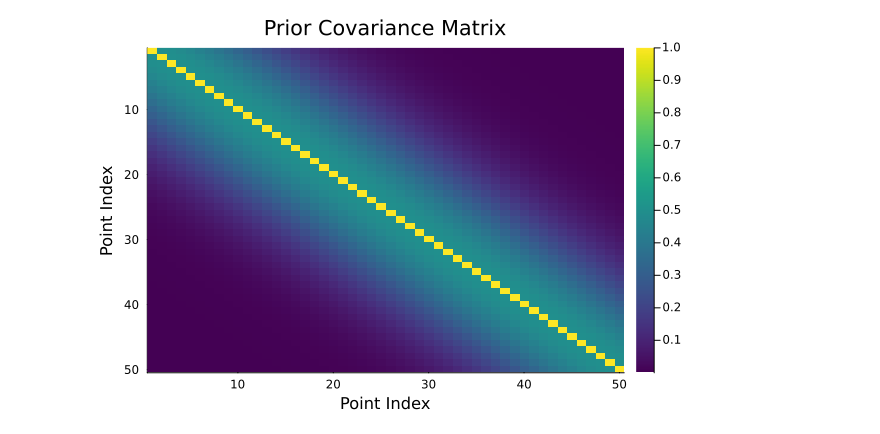
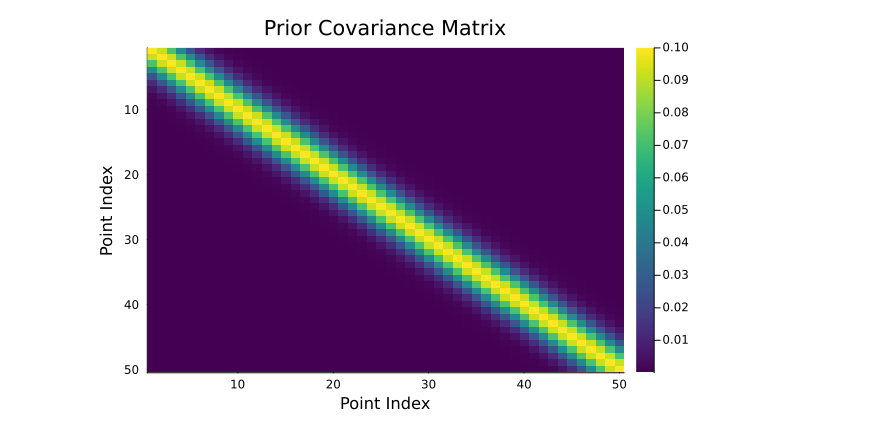
Before and after one commit to ZachLoschin/Model_Learning, a Jupyter notebook: Gaussian_Processes/GaussianProcess.ipynb, the cells around one changed output. Drawn from its saved outputs; the diff is of its cells as text; code cells hidden in the pictures.

```diff
--- a/Gaussian_Processes/GaussianProcess.ipynb
+++ b/Gaussian_Processes/GaussianProcess.ipynb
@@ -47,22 +51,22 @@ function rbf_kernel(x1, x2, σ²=0.5, ℓ=1.5)
     return σ² * exp(- (x1 - x2)^2 / (2 * ℓ^2))
 end
 
-function squared_exponential_with_kronecker(x1, x2, σ²=0.5, ℓ=1.5)
+function squared_exponential_with_kronecker(x1, x2, σ²=1.0, ℓ=1.5)
     delta = ifelse(x1 == x2, 1.0, 0.0)  # Kronecker delta term (1 if x1 == x2, 0 otherwise)
     return (1 - σ²) * exp(- (x1 - x2)^2 / (2 * ℓ^2)) + σ² * delta
 end
 
 
 # Observed data points
-X_obs = [2.0, 4.0, 6.0, 8.0]  # Observed x-values
-y_obs = [1.5, 0.5, -1.0, 0.5]  # Observed y-values
+X_obs = [2.0, 4.0, 4.4, 6.0, 8.0]  # Observed x-values
+y_obs = [1.5, 0.5, 1.0, -1.0, 0.5]  # Observed y-values
 
 # Points where we want to make predictions
-X_new = range(0, stop=10, length=100) |> collect
+X_new = range(0, stop=10, length=50) |> collect
 
 # Define GP kernel parameters
-σ² = 1.0  # Variance
-ℓ = 1.0   # Length scale
+σ² =0.1 # Variance
+ℓ = 0.5   # Length scale
 
 # Covariance matrices for observed data and new points
 K_obs = [rbf_kernel(xi, xj, σ², ℓ) for xi in X_obs, xj in X_obs]
@@ -82,23 +86,27 @@ posterior_cov = K_new - K_obs_new * K_obs_inv * K_obs_new'
 posterior_cov = (posterior_cov + posterior_cov') / 2 + I * jitter
 
 # Draw 10 samples from the posterior
-n_samples = 10
+n_samples = 20
 posterior_samples = rand(MvNormal(posterior_mean, posterior_cov), n_samples)
 
 # Calculate standard deviation for confidence interval shading
 std_dev = sqrt.(Diagonal(posterior_cov))  # Access the diagonal and take sqrt
 
 # Plot the GP posterior with confidence interval
-plot(X_new, posterior_mean, label="Posterior Mean", lw=2, legend=false)
+p = plot(X_new, posterior_mean, label="Posterior Mean", lw=3, legend=false)
 #plot!(X_new, posterior_mean .+ std_dev, fillrange=posterior_mean .- std_dev, fillalpha=0.2, label="95% Confidence Interval")
-scatter!(X_obs, y_obs, label="Observed Data", color=:black, marker=:circle, ms=4)
+
 
 # Plot the 10 sample functions
 for i in 1:n_samples
     plot!(X_new, posterior_samples[:, i], lw=1, label="", linestyle=:dash)
 end
 
+scatter!(X_obs, y_obs, label="Observed Data", color=:black, marker=:circle, ms=6)
 xlabel!("x")
 ylabel!("f(x)")
-title!("Gaussian Process Posterior with Observed Data and Confidence Interval")
+ylims!((-1.25, 1.75))
+title!("Gaussian Process Posterior with Observed Data")
+
+# savefig(p, "Trained Gaussian Process")
 # %% [output]
@@ -110,22 +119,23 @@ heatmap(posterior_cov, yflip=true)
 # %%
 using Plots
 
 # Define the squared exponential kernel with Kronecker delta term
 function squared_exponential_with_kronecker(x1, x2, σ²=0.0001, ℓ=1.5)
     delta = ifelse(x1 == x2, 1.0, 0.0)  # Kronecker delta term
     return (1 - σ²) * exp(- (x1 - x2)^2 / (2 * ℓ^2)) + σ² * delta
 end
 
 # Generate points
 n_points = 50
 x = range(0, stop=10, length=n_points)  # Adjust the range and number of points as needed
 
 # Construct the covariance matrix using the custom kernel
-σ² = 0.5  # Variance scaling
-ℓ = 2    # Length scale
-K_prior = [squared_exponential_with_kronecker(x[i], x[j], σ², ℓ) for i in 1:n_points, j in 1:n_points]
+σ² = 0.1  # Variance scaling
+ℓ = 0.5    # Length scale
+K_prior = [rbf_kernel(x[i], x[j], σ², ℓ) for i in 1:n_points, j in 1:n_points]
 
 # Plot the covariance matrix as a heatmap
-heatmap(K_prior, title="Prior Covariance Matrix", xlabel="Point Index", ylabel="Point Index",yflip=true, color=:viridis)
+fig = heatmap(K_prior, title="Prior Covariance Matrix", xlabel="Point Index", ylabel="Point Index",yflip=true, color=:viridis)
+# savefig(fig, "RBG_Kernel")
 # %% [output]
-[figure, old version]
+[figure, new version]
```
Also changed, not shown: parts of 4 cells of this notebook, 6 other files.
